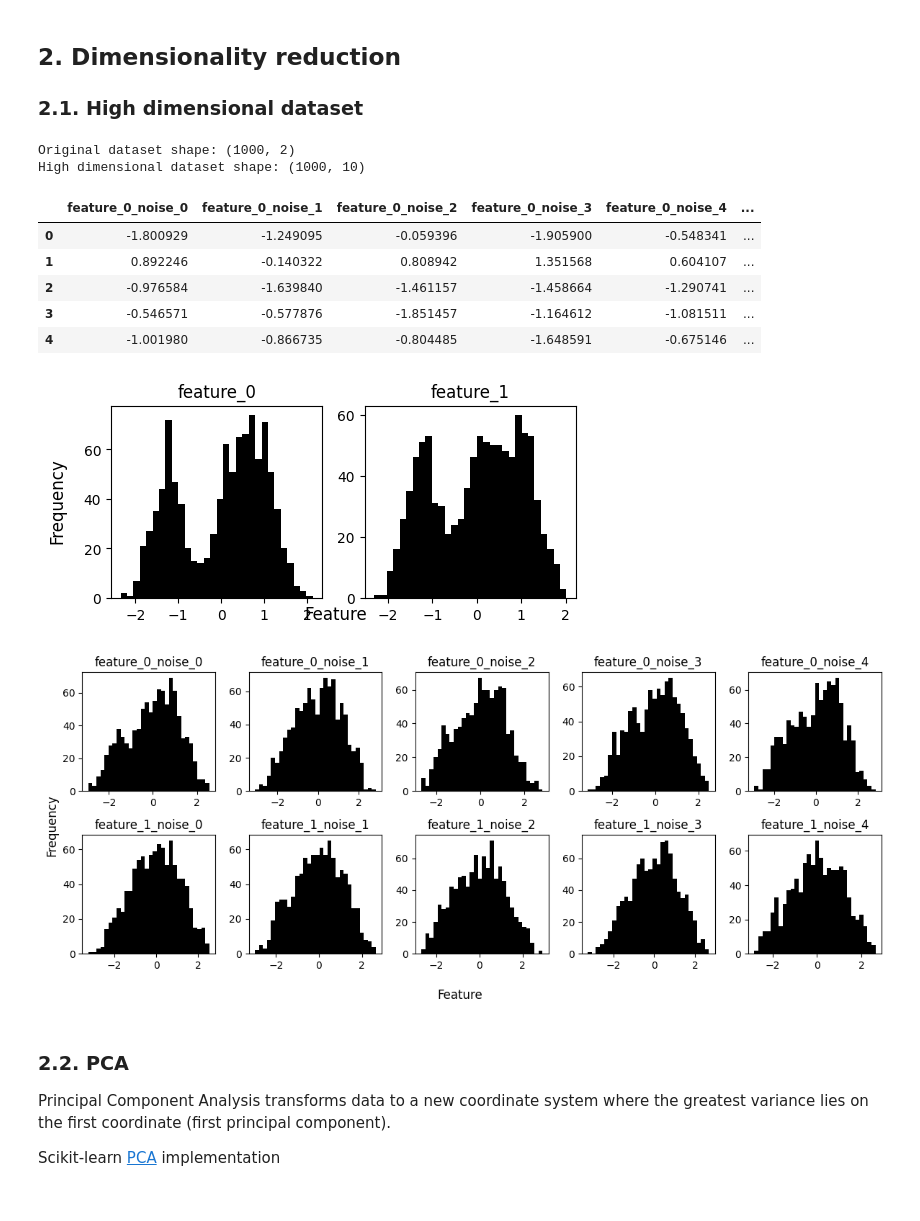
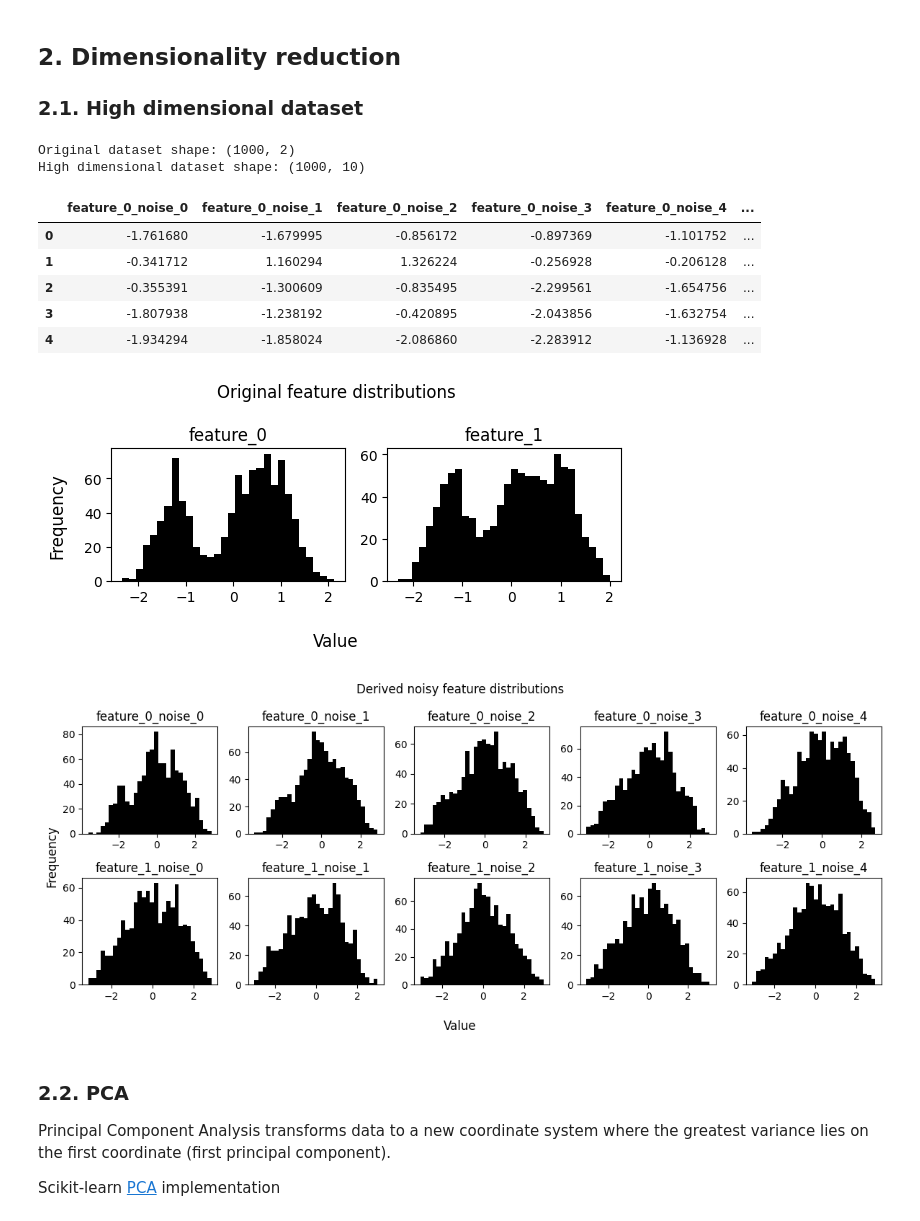
Before and after one commit to kebo0267/AI_ML_Classwork, a Jupyter notebook: class_demo/Lesson_22_demo.ipynb, the cells around one changed output. Saved outputs shown, nothing was run; the diff lists cells and outputs as text; code cells hidden in the pictures.

```diff
--- a/class_demo/Lesson_22_demo.ipynb
+++ b/class_demo/Lesson_22_demo.ipynb
@@ -40,12 +45,14 @@ from scipy.cluster.hierarchy import dendrogram, linkage
 # %% [markdown]
 ### Dataset
 # %%
+# Number of clusters
+n_clusters = 3
+
 # Generate synthetic dataset
 data = make_blobs(
     n_samples=1000,
     n_features=2,
-    centers=3,
-    # center_box=(-1.0, 1.0),
+    centers=n_clusters,
     cluster_std=0.6,
     random_state=0
 )
@@ -204,7 +214,7 @@ k_range = range(1, 11)
 inertias = []
 
 for k in k_range:
-    kmeans_temp = KMeans(n_clusters=k, random_state=315, n_init=10)
+    kmeans_temp = KMeans(n_clusters=k, random_state=315)
     kmeans_temp.fit(df)
     inertias.append(kmeans_temp.inertia_)
 
@@ -222,14 +253,17 @@ plt.show()
 ### 2.1. High dimensional dataset
 # %%
 # Create high dimensional dataset by multiplying each feature with random noise
-
+# a number of times, results in a set of features that contain the cluster signal
+# hidden among noisy features
+n_features = 10
+noise_range = (-1.25, 1.25)
 noise_features = {}
 
 for feature in df.columns:
 
-    for j in range(5):
+    for j in range(n_features // len(df.columns)):
 
-        noise = np.random.uniform(low=-1, high=1, size=len(df))
+        noise = np.random.uniform(low=noise_range[0], high=noise_range[1], size=len(df))
         noise_features[f'{feature}_noise_{j}'] = df[feature] + noise
 
 # Create new dataframe with 10 features
@@ -242,15 +276,16 @@ noise_df.head()
 Original dataset shape: (1000, 2)
 High dimensional dataset shape: (1000, 10)
 |  | feature_0_noise_0 | feature_0_noise_1 | feature_0_noise_2 | feature_0_noise_3 | feature_0_noise_4 | ... |
-| 0 | -1.800929 | -1.249095 | -0.059396 | -1.905900 | -0.548341 | ... |
-| 1 | 0.892246 | -0.140322 | 0.808942 | 1.351568 | 0.604107 | ... |
-| 2 | -0.976584 | -1.639840 | -1.461157 | -1.458664 | -1.290741 | ... |
-| 3 | -0.546571 | -0.577876 | -1.851457 | -1.164612 | -1.081511 | ... |
-| 4 | -1.001980 | -0.866735 | -0.804485 | -1.648591 | -0.675146 | ... |
+| 0 | -1.761680 | -1.679995 | -0.856172 | -0.897369 | -1.101752 | ... |
+| 1 | -0.341712 | 1.160294 | 1.326224 | -0.256928 | -0.206128 | ... |
+| 2 | -0.355391 | -1.300609 | -0.835495 | -2.299561 | -1.654756 | ... |
+| 3 | -1.807938 | -1.238192 | -0.420895 | -2.043856 | -1.632754 | ... |
+| 4 | -1.934294 | -1.858024 | -2.086860 | -2.283912 | -1.136928 | ... |
 # %%
-fig, axs = plt.subplots(1, 2, figsize=(6, 2.5))
+fig, axs = plt.subplots(1, 2, figsize=(6, 2.75))
 
-fig.supxlabel('Feature')
+fig.suptitle('Original feature distributions')
+fig.supxlabel('Value')
 fig.supylabel('Frequency')
 
 # Original data
@@ -258,22 +293,24 @@ for i, feature in enumerate(df.columns):
     axs[i].set_title(f'{feature}')
     axs[i].hist(df[feature], bins=30, color='black')
 
+plt.tight_layout()
 plt.show()
 # %% [output]
-[figure, old version]
+[figure, new version]
 # %%
 fig, axs = plt.subplots(2, 5, figsize=(12, 5))
 axs = axs.flatten()
 
-fig.supxlabel('Feature')
+fig.suptitle('Derived noisy feature distributions')
+fig.supxlabel('Value')
 fig.supylabel('Frequency')
 
 # Original data
 for i, feature in enumerate(noise_df.columns):
     axs[i].set_title(f'{feature}')
     axs[i].hist(noise_df[feature], bins=30, color='black')
 
 plt.tight_layout()
 plt.show()
 # %% [output]
-[figure, old version]
+[figure, new version]
```
Also changed, not shown: parts of 52 cells of this notebook, 1 other file.
